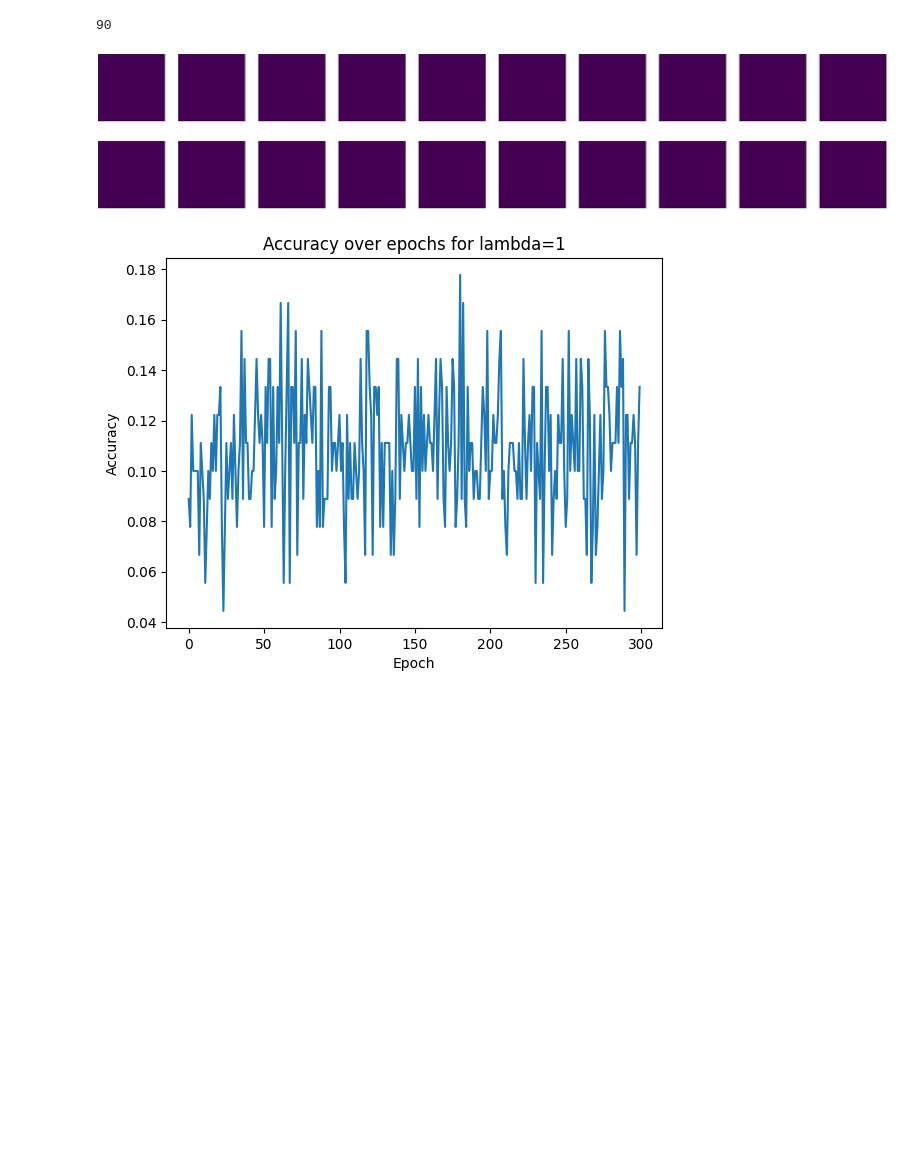
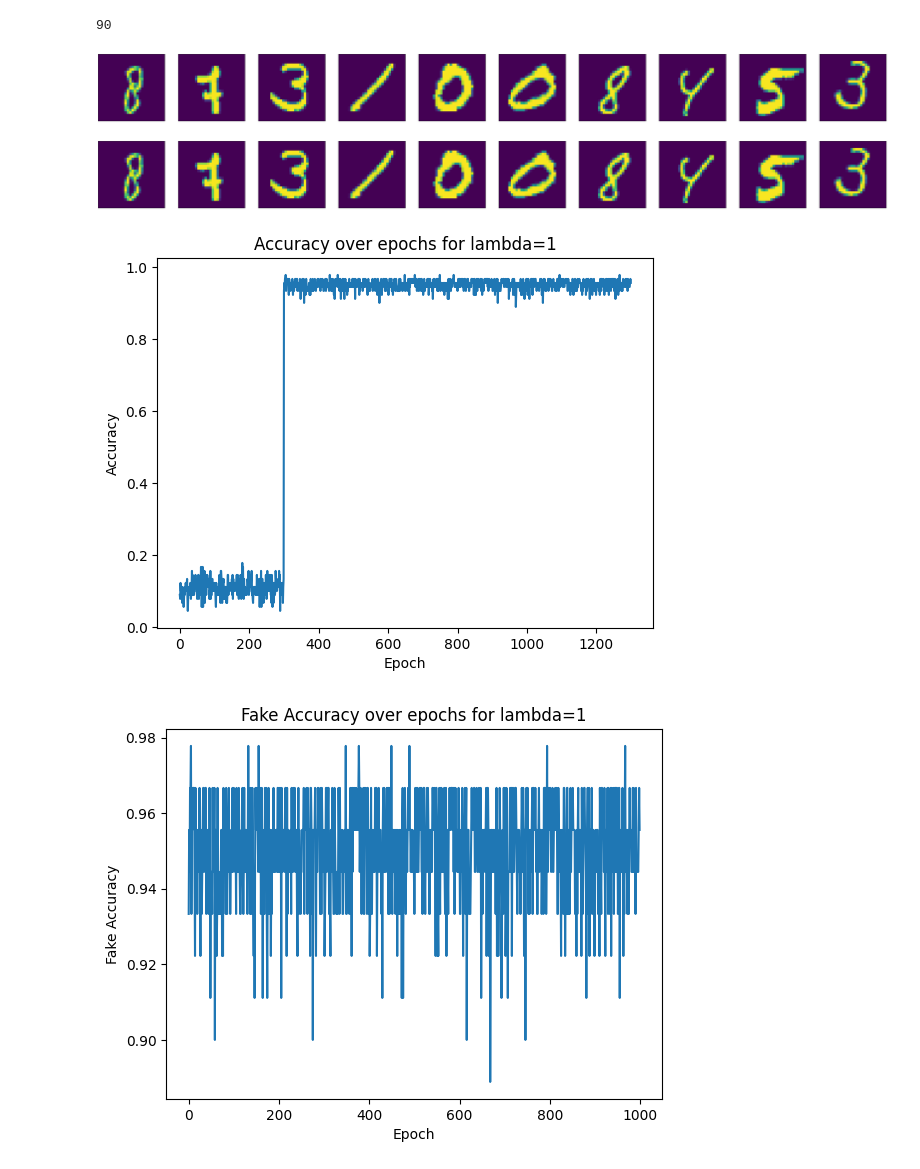
Before and after one commit to kussy29/machine_learning, a Jupyter notebook: lab10_convolutional_neural_network_cnn.ipynb, the cells around one changed output. Cells and saved outputs as stored; diff of their text form; code cells hidden in the pictures; blank space fills up the shorter version.

```diff
--- a/lab10_convolutional_neural_network_cnn.ipynb
+++ b/lab10_convolutional_neural_network_cnn.ipynb
@@ -323,7 +323,7 @@ samples=torch.zeros((90,1,28,28))
 targets=[0 for _ in range(90)]
 dlugosc=len(trainset)
 i=0
-while len(samples)<90:
+while i<90:
   sample=np.random.randint(0,dlugosc)
   label=trainset.targets[sample].item()
   if found_digits[label]<9:
@@ -352,6 +352,7 @@ def display_numbers(inputs):
     plt.yticks([])
     plt.grid(False)
     input=inputs[i].squeeze(0)
+
 
     plt.imshow(input)
 
@@ -377,7 +378,7 @@ for lambda_l2 in lambdas_l2:
 
   fake_accuracy=[]
 
-  for epoch in range(300):  #  an epoch is a training run through the whole data set
+  for epoch in range(1000):  #  an epoch is a training run through the whole data set
 
       optimizer.zero_grad()
 
@@ -390,36 +391,43 @@ for lambda_l2 in lambdas_l2:
 
       fake_good=0
       fake_wrong=0
       good=0
       wrong=0
       with torch.no_grad():   #it prevents that the net learns during evalution. The gradients are not computed, so this makes it faster, too
         for i in range(90): #batches in test are of size 1
           datapoint= samples[i]
           datapoint=datapoint.unsqueeze_(0)
           fake_label = fake_targets[i]
-          label=
+          label= targets[i]
 
           prediction = net(datapoint.to(device))                  #prediction has values representing the "prevalence" of the corresponding class
           classification = torch.argmax(prediction)    #the class is the index of maximal "prevalence"
 
           if classification.item() == fake_label.item():
             fake_good += 1
           else:
             fake_wrong += 1
 
           if classification.item() == label.item():
             good += 1
           else:
             wrong += 1
-      fake_accuracy.append(good/(good+wrong))
-  display_numbers(samples[:10,:,:,:,:].cpu().detach().numpy())
+      fake_accuracy.append(fake_good/(fake_good+fake_wrong))
+      accuracy.append(good/(good+wrong))
+  display_numbers(samples[:10,:,:,:].cpu().detach().numpy())
   plt.show()
   plt.plot(accuracy)
   plt.xlabel("Epoch")
   plt.ylabel("Accuracy")
   plt.title(f'Accuracy over epochs for lambda={lambda_l2}')
   plt.show()
+  plt.plot(fake_accuracy)
+  plt.xlabel("Epoch")
+  plt.ylabel("Fake Accuracy")
+  plt.title(f'Fake Accuracy over epochs for lambda={lambda_l2}')
+  plt.show()
 # %% [output]
-[figure, old version]
+[figure, new version]
-[figure, old version]
+[figure, new version]
-[figure, old version]
+[figure, new version]
+[figure, added]
```
